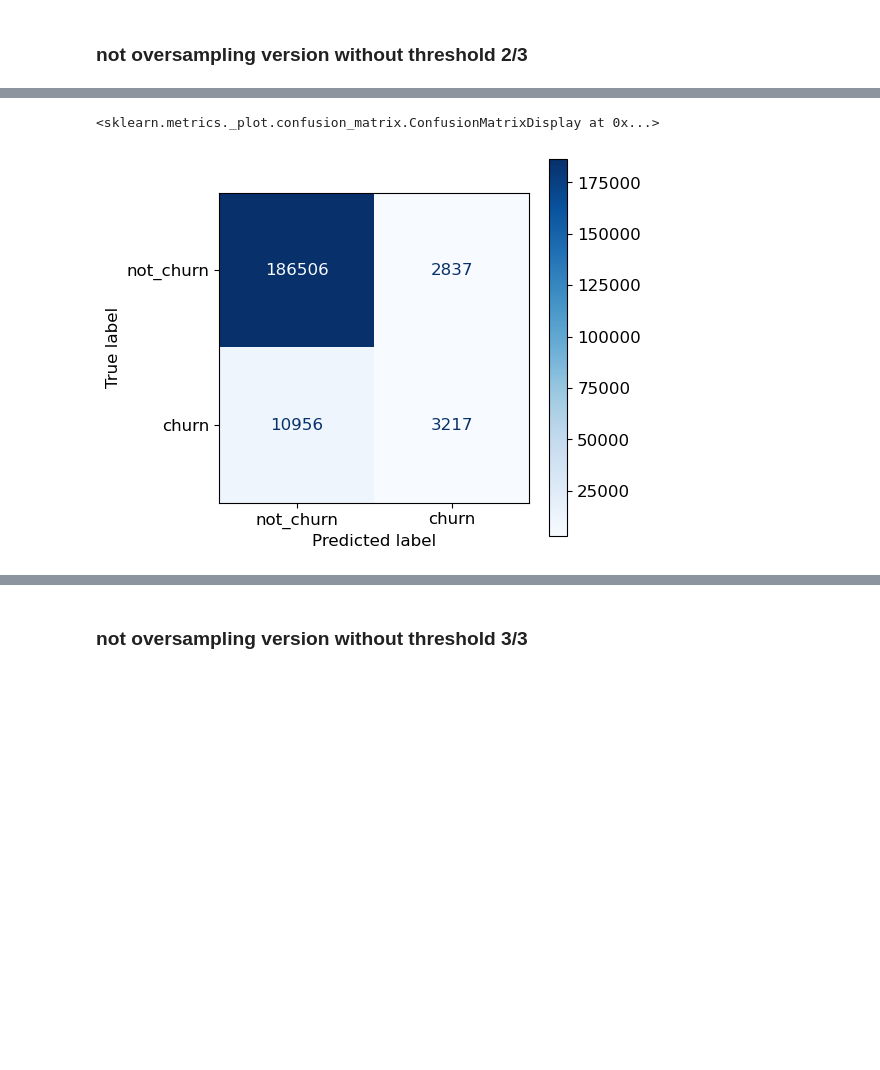
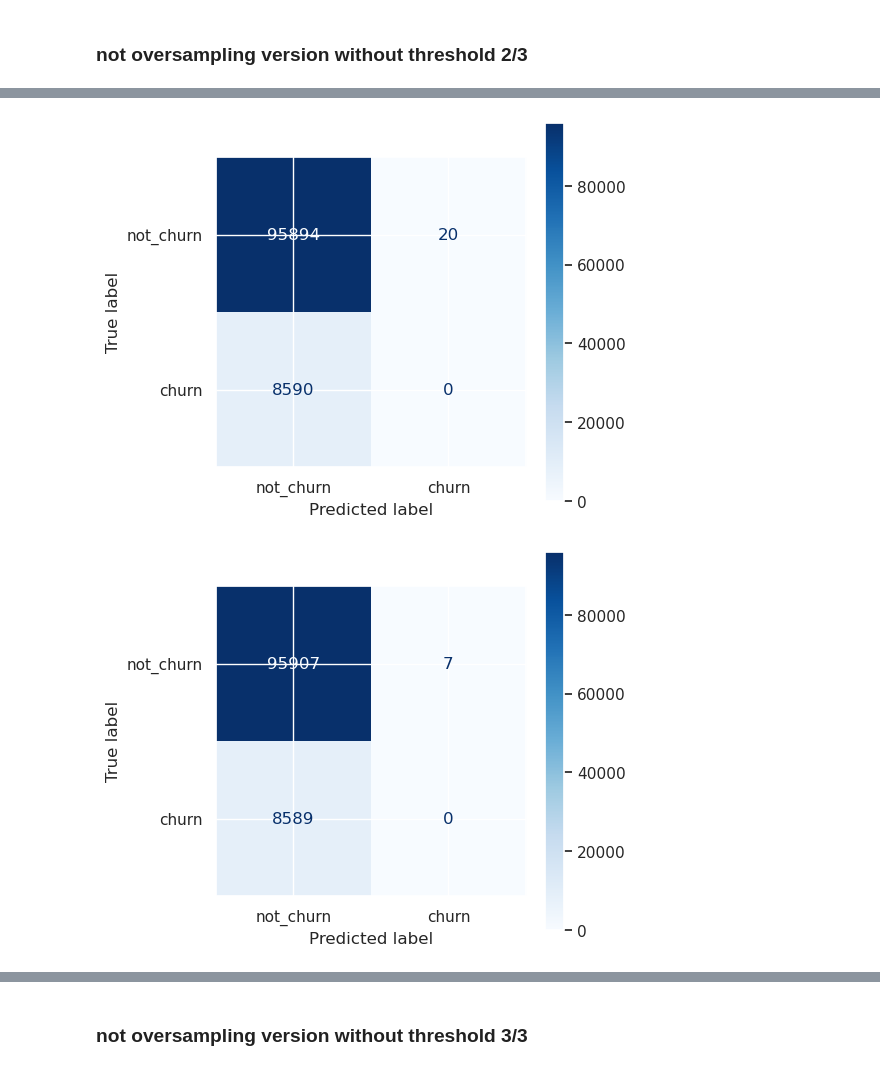
Before and after one commit to trisna26/alfagift_churn, a Jupyter notebook: churn_12.ipynb, the cells around one changed output, grey strips where cells are left out. Cells and saved outputs as stored; diff of their text form; code cells hidden in the pictures; blank space fills up the shorter version.

Commit message:
coba coba train lagi

```diff
--- a/churn_12.ipynb
+++ b/churn_12.ipynb
@@ -199,13 +206,20 @@ df_tto_sel[df_tto_sel['SLA'].notnull()].head()
+# %%
+df_regis['SINCE_REGIS'] = df_regis['SINCE_REGIS'].fillna('-1')
 # %%
 df_tto_sel_g = df_tto_sel.groupby(['TRO_MEMBERS','TRO_DATE_MONTH','TRO_NO_ORDER'])\
                         .agg({'TRO_NET':'sum',
                               'TRO_NO_ORDER':'nunique',
                               'SLA':'first',
-                              'SLA_LATE':'first'
+                              'SLA_LATE':'first',
+                              'TRO_VOUCHER_USAGE':'sum',
+                              'TRO_PAYMENT_METHOD':'first'
+                              ''
                              })
 df_tto_sel_g = df_tto_sel_g.groupby(['TRO_MEMBERS','TRO_DATE_MONTH'])\
                         .agg({'TRO_NET':'sum',
                               'TRO_NO_ORDER':'sum',
                               'SLA':'sum',
-                              'SLA_LATE':'sum'
+                              'SLA_LATE':'sum',
+                              'TRO_VOUCHER_USAGE':'sum',
+                              'TRO_PAYMENT_METHOD':'nunique'
                              })
@@ -230,0 +251,2 @@ df_tto_re_pv = pd.merge(df_tto_re, df_pv, on='TRO_MEMBERS', how='left').fillna(0
+# %%
+df_tto_re_pv = pd.merge(df_tto_re_pv, df_regis, on='TRO_MEMBERS')
@@ -230,0 +257,2 @@ df_tto_re_pv = pd.merge(df_tto_re, df_pv, on='TRO_MEMBERS', how='left').fillna(0
+# %%
+df_tto_re_pv = df_tto_re_pv[df_tto_re_pv['SINCE_REGIS'].astype(int) > 0]
@@ -255,6 +437,7 @@ df_tto_re_pv['STRUK_11-09'] = df_tto_re_pv['TRO_NO_ORDER 2021-11'] - df_tto_re_p
 # %% [markdown]
 ### not oversampling version without threshold 2/3
 # %%
+from sklearn.model_selection import StratifiedKFold
 condition_2_3 = (
 ((df_tto_re_pv['TRO_NET 2021-09'] > 0) & \
 (df_tto_re_pv['TRO_NET 2021-10'] > 0) & \
@@ -285,26 +468,46 @@ X = df_tto_re_pv.drop(
 'RATING_BELOW 2021-12',
 'RATING_AVG 2021-12',
 'PV 2021-12',
+'TRO_VOUCHER_USAGE 2021-12',
+'TRO_PAYMENT_METHOD 2021-12',
 'label'
 ], 1
 )
-y = df_tto_re_pv['label']
+y = df_tto_re_pv[['label']]
 
 
-X_train, X_test, y_train, y_test = train_test_split(X, y, test_size=0.33, random_state=42, stratify=y)
 
-scaler = StandardScaler()
-scaler.fit(X_train)
-X_train = pd.DataFrame(scaler.transform(X_train), index=X_train.index, columns=X_train.columns)
-X_test = pd.DataFrame(scaler.transform(X_test), index=X_test.index, columns=X_train.columns)
+skf = StratifiedKFold(n_splits=5)
+for train_index, test_index in skf.split(X, y):
+    print("="*50)
+    X_train, X_test = X.iloc[train_index,:], X.iloc[test_index,:]
+    y_train, y_test = y.iloc[train_index,:], y.iloc[test_index,:]
 
-clf_ridge = RandomForestClassifier(random_state=42)
-clf_ridge.fit(X_train, y_train)
-# pred_proba = clf_ridge.predict_proba(X_test)
-pred = (clf_ridge.predict_proba(X_test)[:,1] >= 0.5).astype(int)
-print(classification_report(y_test, pred))
-fig, ax = plt.subplots(figsize=(5, 5), dpi=100)
-ConfusionMatrixDisplay.from_predictions(y_test, pred,
-                                        cmap='Blues', display_labels= ['not_churn', 'churn'],
-                                        ax = ax, values_format = 'd')
+    #X_train, X_test, y_train, y_test = train_test_split(X, y, test_size=0.33, random_state=0, stratify=y)
+
+    ## applying standard scaler
+    scaler = StandardScaler()
+    scaler.fit(X_train)
+    X_train = pd.DataFrame(scaler.transform(X_train), index=X_train.index, columns=X_train.columns)
+    X_test = pd.DataFrame(scaler.transform(X_test), index=X_test.index, columns=X_train.columns)
+
+
+#     ## applying pca
+#     n_comp = 5
+
+#     pca = PCA(n_components=n_comp)
+#     pca.fit(X_train)
+#     X_train = pd.DataFrame(pca.transform(X_train), columns=(['col{}'.format(i) for i in range(1,n_comp+1)]))
+#     X_test = pd.DataFrame(pca.transform(X_test), columns=(['col{}'.format(i) for i in range(1,n_comp+1)]))
+
+#     clf_ridge = RandomForestClassifier(random_state=42)
+    clf_ridge = LinearSVC(C=0.01, penalty="l1", dual=False)
+    clf_ridge.fit(X_train, y_train)
+    pred = clf_ridge.predict(X_test)
+#     pred = (clf_ridge.predict_proba(X_test)[:,1] >= 0.5).astype(int)
+    print(classification_report(y_test, pred))
+    fig, ax = plt.subplots(figsize=(5, 5), dpi=100)
+    ConfusionMatrixDisplay.from_predictions(y_test, pred,
+                                            cmap='Blues', display_labels= ['not_churn', 'churn'],
+                                            ax = ax, values_format = 'd')
 # %% [output]
@@ -319,2 +531,2 @@ weighted avg       0.92      0.93      0.92    203516
-<sklearn.metrics._plot.confusion_matrix.ConfusionMatrixDisplay at 0x...>
-[figure, old version]
+[figure, new version]
+[figure, added]
```
Also changed, not shown: parts of 46 cells of this notebook, 3 other files.
